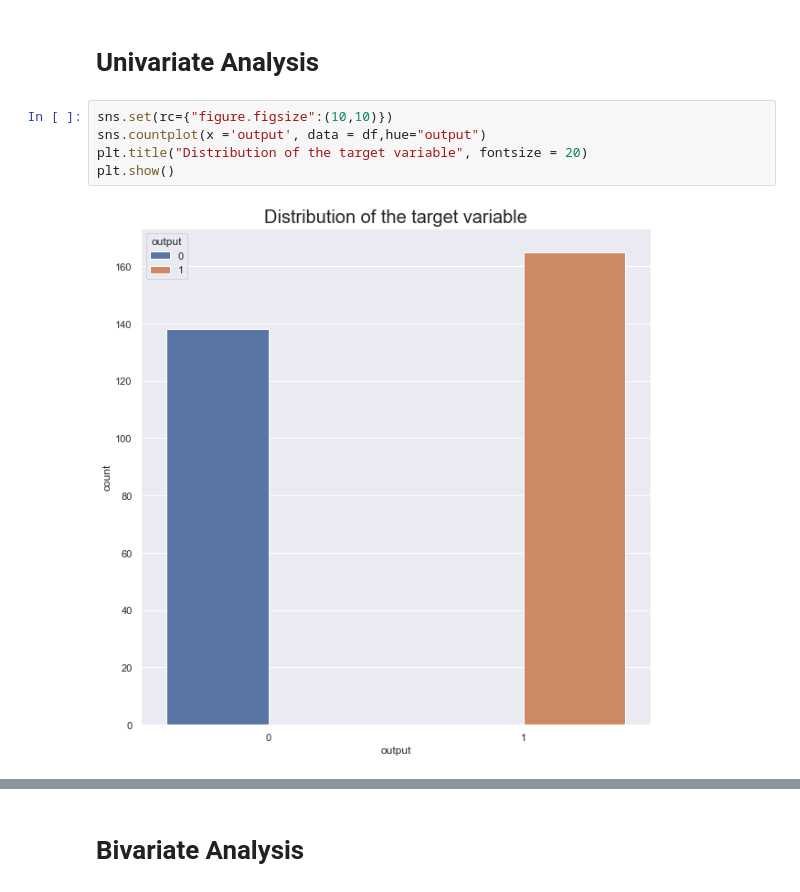
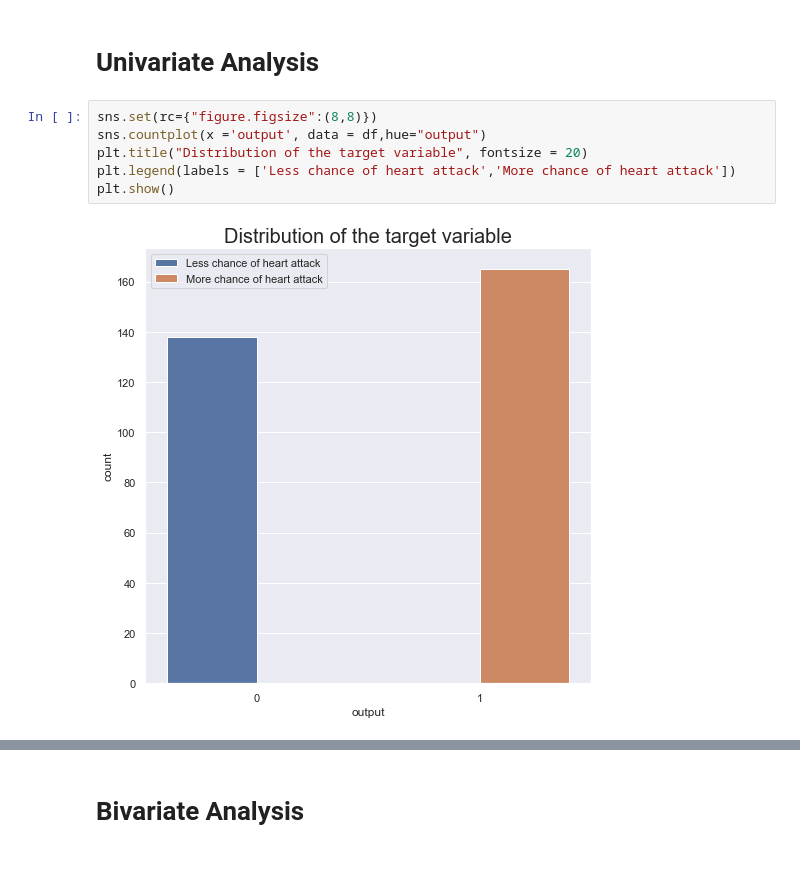
Before and after one commit to ITheophile/Heart_attack, a Jupyter notebook: heart_attack_EDA.ipynb, the cells around one changed output, grey strips where cells are left out. Cells and saved outputs as stored; diff of their text form; blank space fills up the shorter version.

```diff
--- a/heart_attack_EDA.ipynb
+++ b/heart_attack_EDA.ipynb
@@ -86,9 +109,10 @@ num_var = ['age', 'trtbps', 'chol', 'thalachh','oldpeak']
 # %% [markdown]
 # Univariate Analysis
 # %%
-sns.set(rc={"figure.figsize":(10,10)})
+sns.set(rc={"figure.figsize":(8,8)})
 sns.countplot(x ='output', data = df,hue="output")
 plt.title("Distribution of the target variable", fontsize = 20)
+plt.legend(labels = ['Less chance of heart attack','More chance of heart attack'])
 plt.show()
 # %% [output]
-[figure, old version]
+[figure, new version]
```
Also changed, not shown: parts of 6 cells of this notebook, 1 other file.
